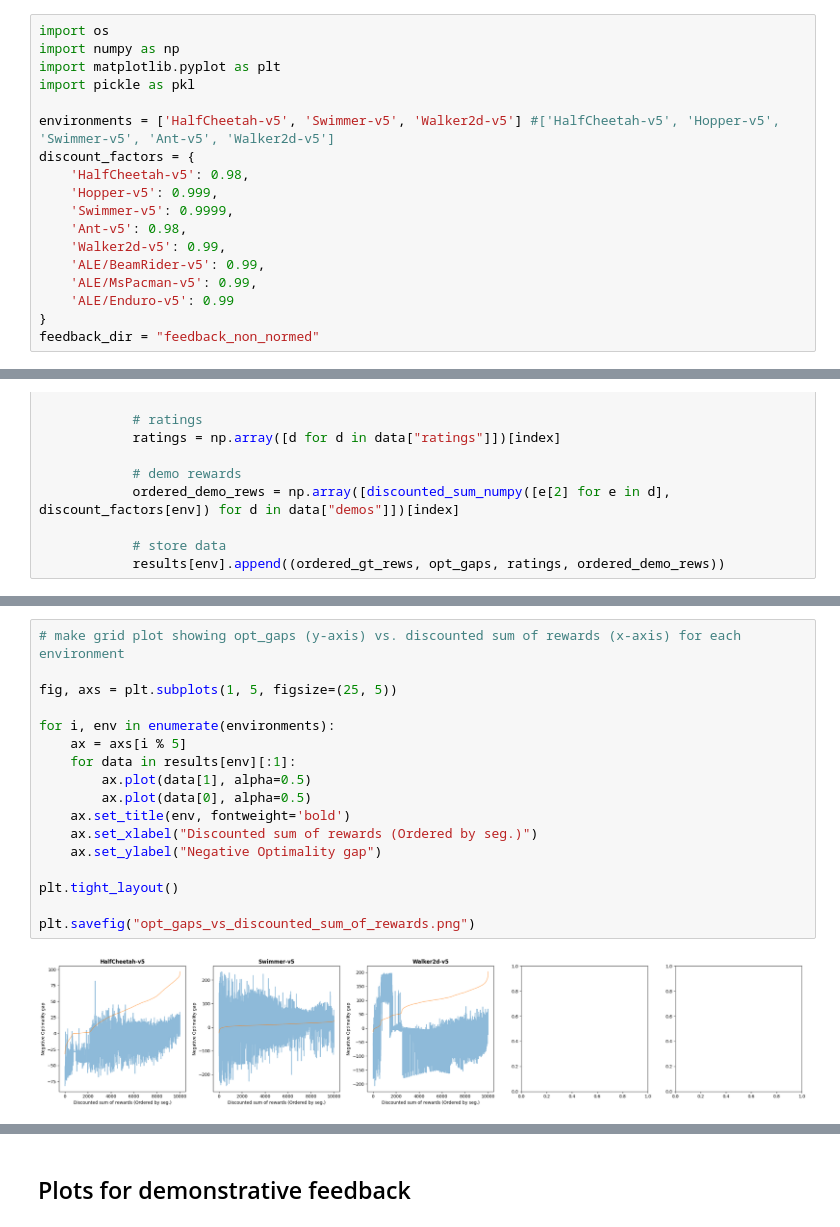
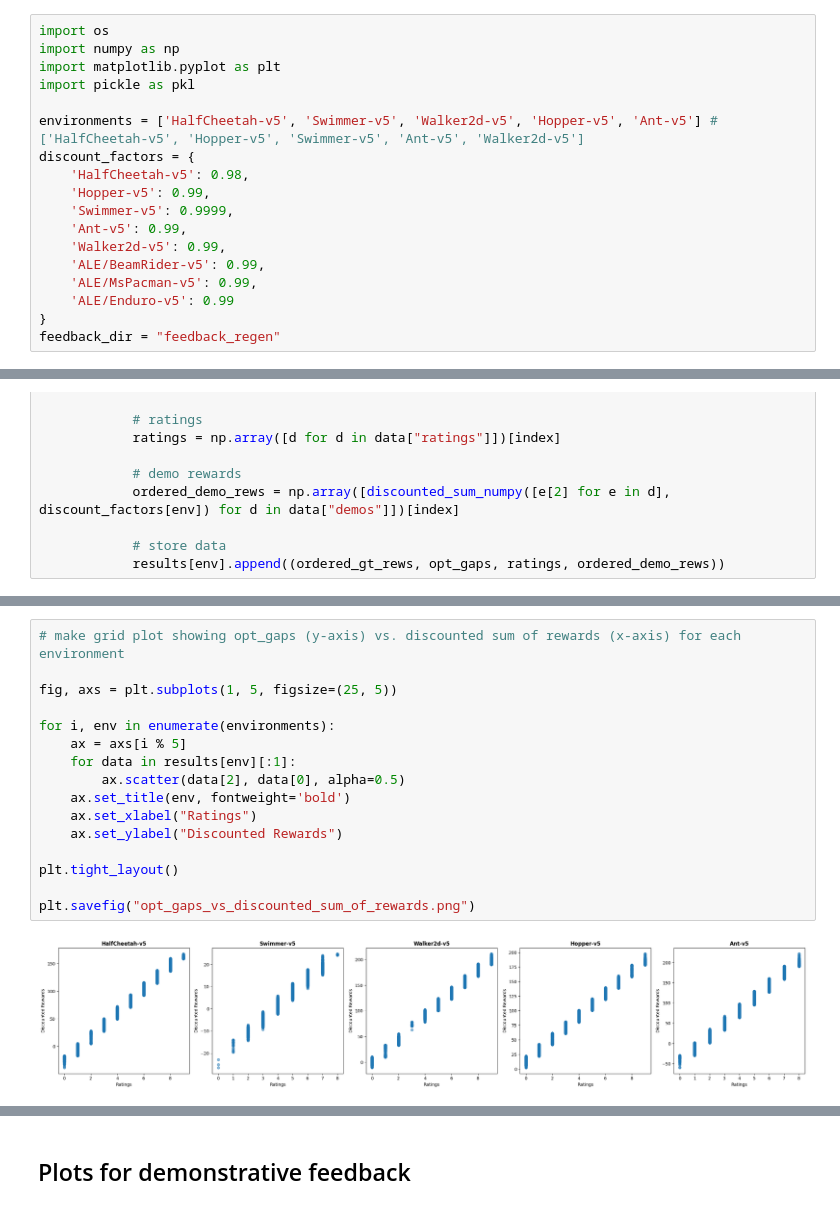
Before and after one commit to ymetz/multi-type-feedback, a Jupyter notebook: rlhf/Generate_Appendix_A_Plots.ipynb, the cells around one changed output, grey strips where cells are left out. Cells and saved outputs as stored; diff of their text form.

```diff
--- a/rlhf/Generate_Appendix_A_Plots.ipynb
+++ b/rlhf/Generate_Appendix_A_Plots.ipynb
@@ -4,18 +4,18 @@ import numpy as np
 import matplotlib.pyplot as plt
 import pickle as pkl
 
-environments = ['HalfCheetah-v5', 'Swimmer-v5', 'Walker2d-v5'] #['HalfCheetah-v5', 'Hopper-v5', 'Swimmer-v5', 'Ant-v5', 'Walker2d-v5']
+environments = ['HalfCheetah-v5', 'Swimmer-v5', 'Walker2d-v5', 'Hopper-v5', 'Ant-v5'] #['HalfCheetah-v5', 'Hopper-v5', 'Swimmer-v5', 'Ant-v5', 'Walker2d-v5']
 discount_factors = {
     'HalfCheetah-v5': 0.98,
-    'Hopper-v5': 0.999,
+    'Hopper-v5': 0.99,
     'Swimmer-v5': 0.9999,
-    'Ant-v5': 0.98,
+    'Ant-v5': 0.99,
     'Walker2d-v5': 0.99,
     'ALE/BeamRider-v5': 0.99,
     'ALE/MsPacman-v5': 0.99,
     'ALE/Enduro-v5': 0.99
 }
-feedback_dir = "feedback_non_normed"
+feedback_dir = "feedback_regen"
 # %% [markdown]
 ## Plots for evaluative feedback
 # %%
@@ -83,22 +83,21 @@ plt.savefig("opt_gaps_vs_discounted_sum_of_rewards.png")
 # %%
 # make grid plot showing opt_gaps (y-axis) vs. discounted sum of rewards (x-axis) for each environment
 
 fig, axs = plt.subplots(1, 5, figsize=(25, 5))
 
 for i, env in enumerate(environments):
     ax = axs[i % 5]
     for data in results[env][:1]:
-        ax.plot(data[1], alpha=0.5)
-        ax.plot(data[0], alpha=0.5)
+        ax.scatter(data[2], data[0], alpha=0.5)
     ax.set_title(env, fontweight='bold')
-    ax.set_xlabel("Discounted sum of rewards (Ordered by seg.)")
-    ax.set_ylabel("Negative Optimality gap")
+    ax.set_xlabel("Ratings")
+    ax.set_ylabel("Discounted Rewards")
 
 plt.tight_layout()
 
 plt.savefig("opt_gaps_vs_discounted_sum_of_rewards.png")
 # %% [output]
-[figure, old version]
+[figure, new version]
 # %%
 # make grid plot showing ratings (y-axis) vs. discounted sum of rewards (x-axis) for each environment
 
```
Also changed, not shown: parts of 8 cells of this notebook, 5 other files.
